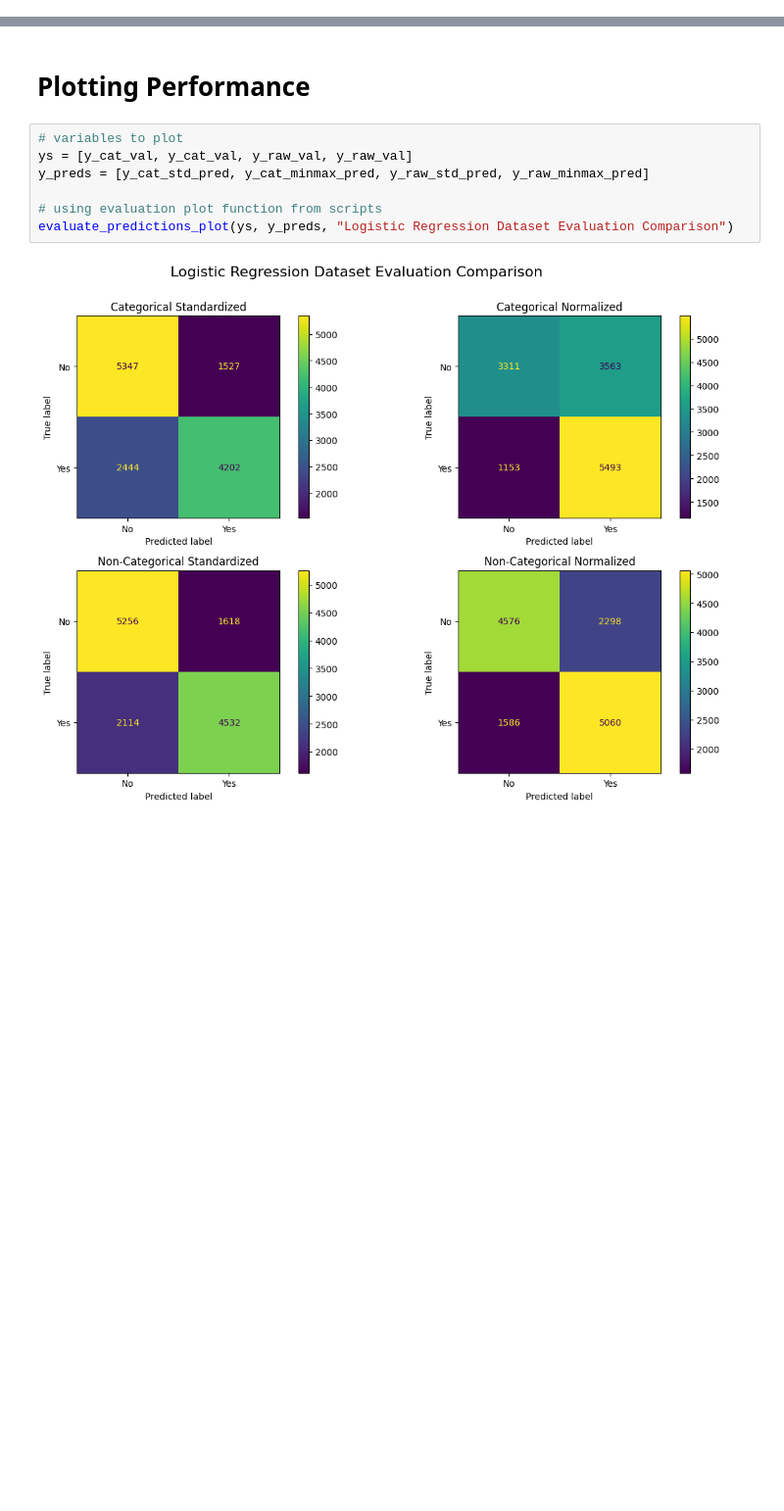
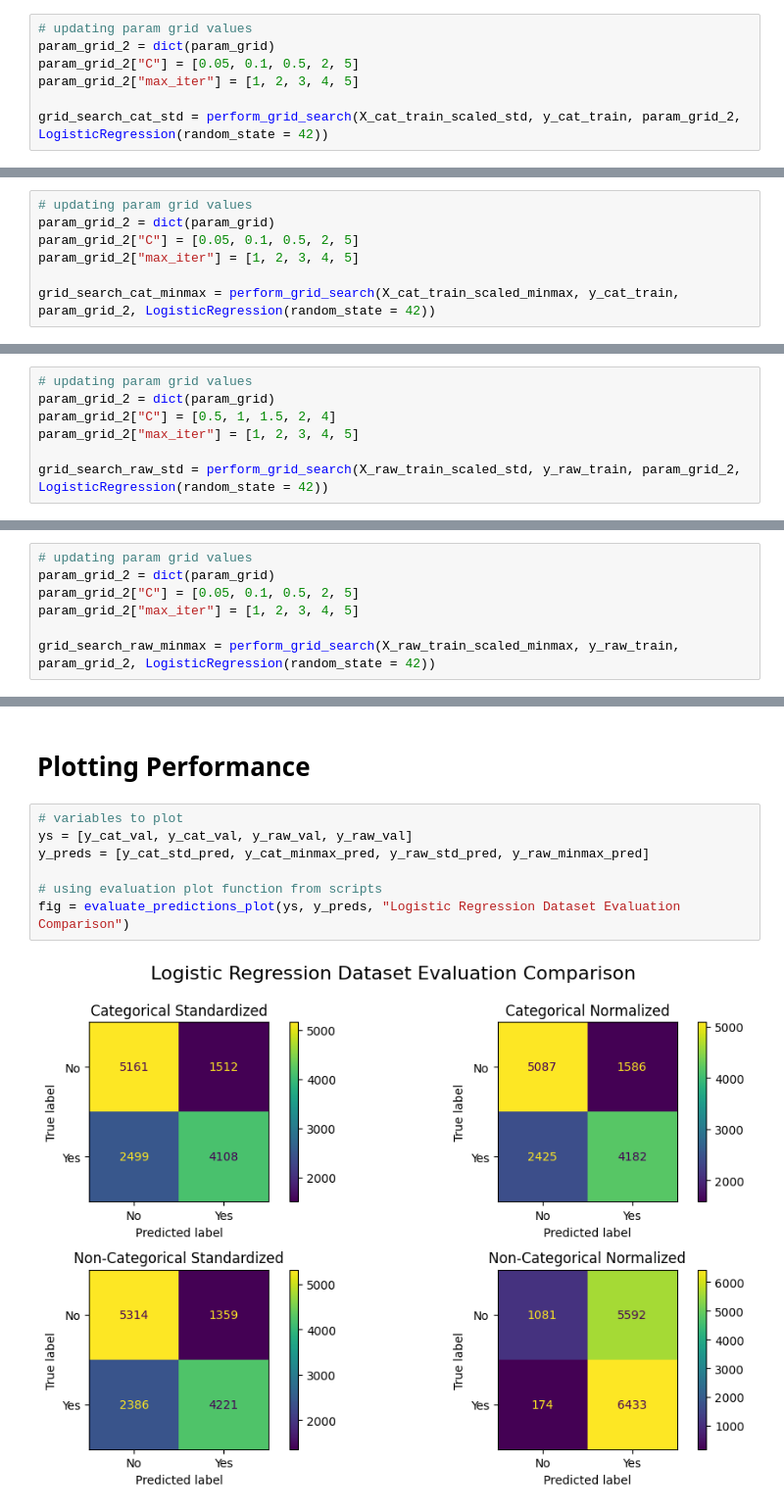
Before and after one commit to Andreas-Svensson/disease_prediction, a Jupyter notebook: model_logistic_regression.ipynb, the cells around one changed output, grey strips where cells are left out. Shown at 98% size. Cells and saved outputs as stored; diff of their text form; blank space fills up the shorter version.

Commit message:
importing new functions for gridsearch output and cm plot from scripts

```diff
--- a/model_logistic_regression.ipynb
+++ b/model_logistic_regression.ipynb
@@ -75,0 +68,7 @@ grid_search_cat_std.best_score_ # recall
+# %%
+# updating param grid values
+param_grid_2 = dict(param_grid)
+param_grid_2["C"] = [0.05, 0.1, 0.5, 2, 5]
+param_grid_2["max_iter"] = [1, 2, 3, 4, 5]
+
+grid_search_cat_std = perform_grid_search(X_cat_train_scaled_std, y_cat_train, param_grid_2, LogisticRegression(random_state = 42))
@@ -113,0 +124,7 @@ grid_search_cat_minmax.best_score_ # recall
+# %%
+# updating param grid values
+param_grid_2 = dict(param_grid)
+param_grid_2["C"] = [0.05, 0.1, 0.5, 2, 5]
+param_grid_2["max_iter"] = [1, 2, 3, 4, 5]
+
+grid_search_cat_minmax = perform_grid_search(X_cat_train_scaled_minmax, y_cat_train, param_grid_2, LogisticRegression(random_state = 42))
@@ -151,0 +180,7 @@ grid_search_raw_std.best_score_ # recall
+# %%
+# updating param grid values
+param_grid_2 = dict(param_grid)
+param_grid_2["C"] = [0.5, 1, 1.5, 2, 4]
+param_grid_2["max_iter"] = [1, 2, 3, 4, 5]
+
+grid_search_raw_std = perform_grid_search(X_raw_train_scaled_std, y_raw_train, param_grid_2, LogisticRegression(random_state = 42))
@@ -189,0 +234,7 @@ grid_search_raw_minmax.best_score_ # recall
+# %%
+# updating param grid values
+param_grid_2 = dict(param_grid)
+param_grid_2["C"] = [0.05, 0.1, 0.5, 2, 5]
+param_grid_2["max_iter"] = [1, 2, 3, 4, 5]
+
+grid_search_raw_minmax = perform_grid_search(X_raw_train_scaled_minmax, y_raw_train, param_grid_2, LogisticRegression(random_state = 42))
@@ -268,9 +342,9 @@ weighted avg       0.72      0.71      0.71     13520
 # %%
 # variables to plot
 ys = [y_cat_val, y_cat_val, y_raw_val, y_raw_val]
 y_preds = [y_cat_std_pred, y_cat_minmax_pred, y_raw_std_pred, y_raw_minmax_pred]
 
 # using evaluation plot function from scripts
-evaluate_predictions_plot(ys, y_preds, "Logistic Regression Dataset Evaluation Comparison")
+fig = evaluate_predictions_plot(ys, y_preds, "Logistic Regression Dataset Evaluation Comparison")
 # %% [output]
-[figure, old version]
+[figure, new version]
```
Also changed, not shown: parts of 34 cells of this notebook.
